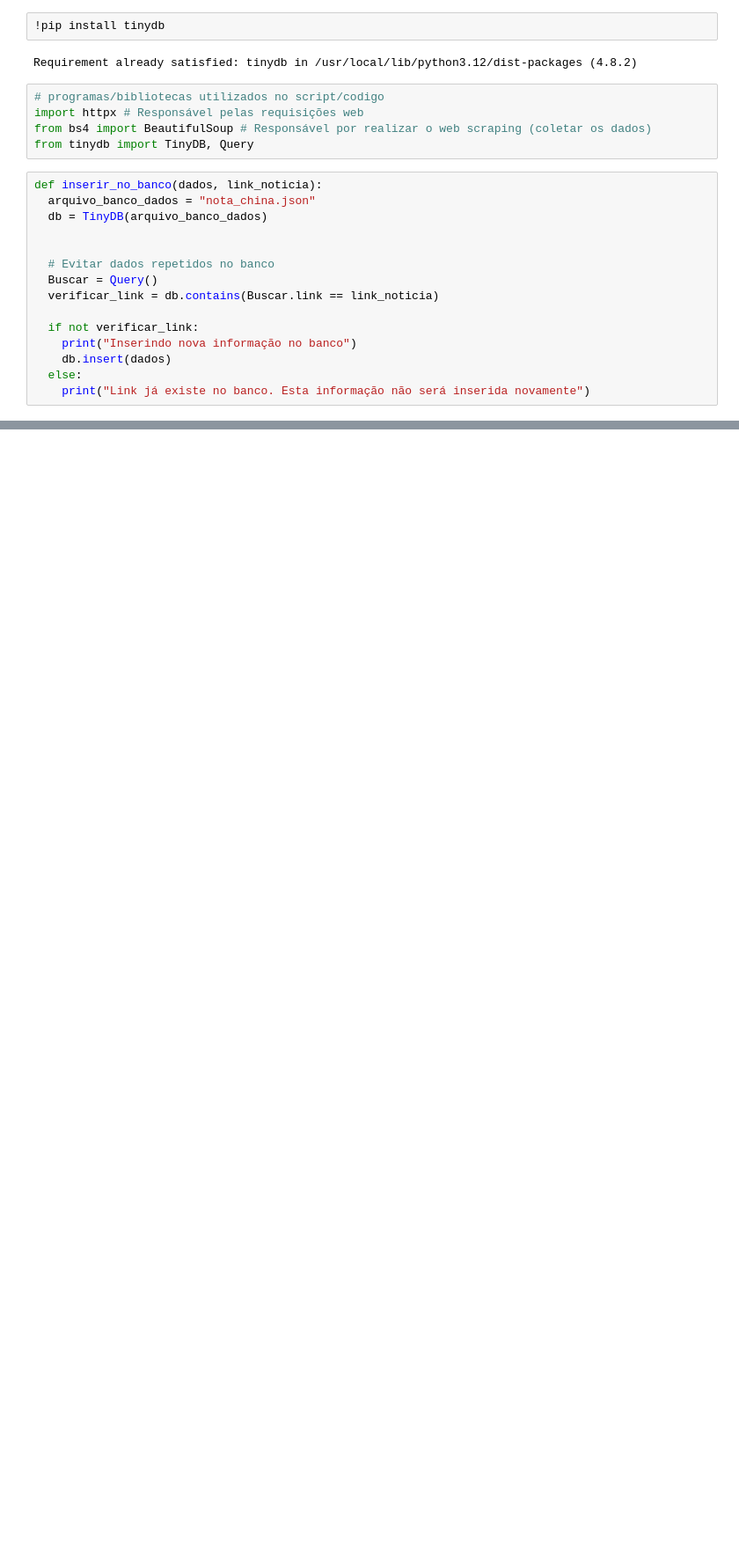
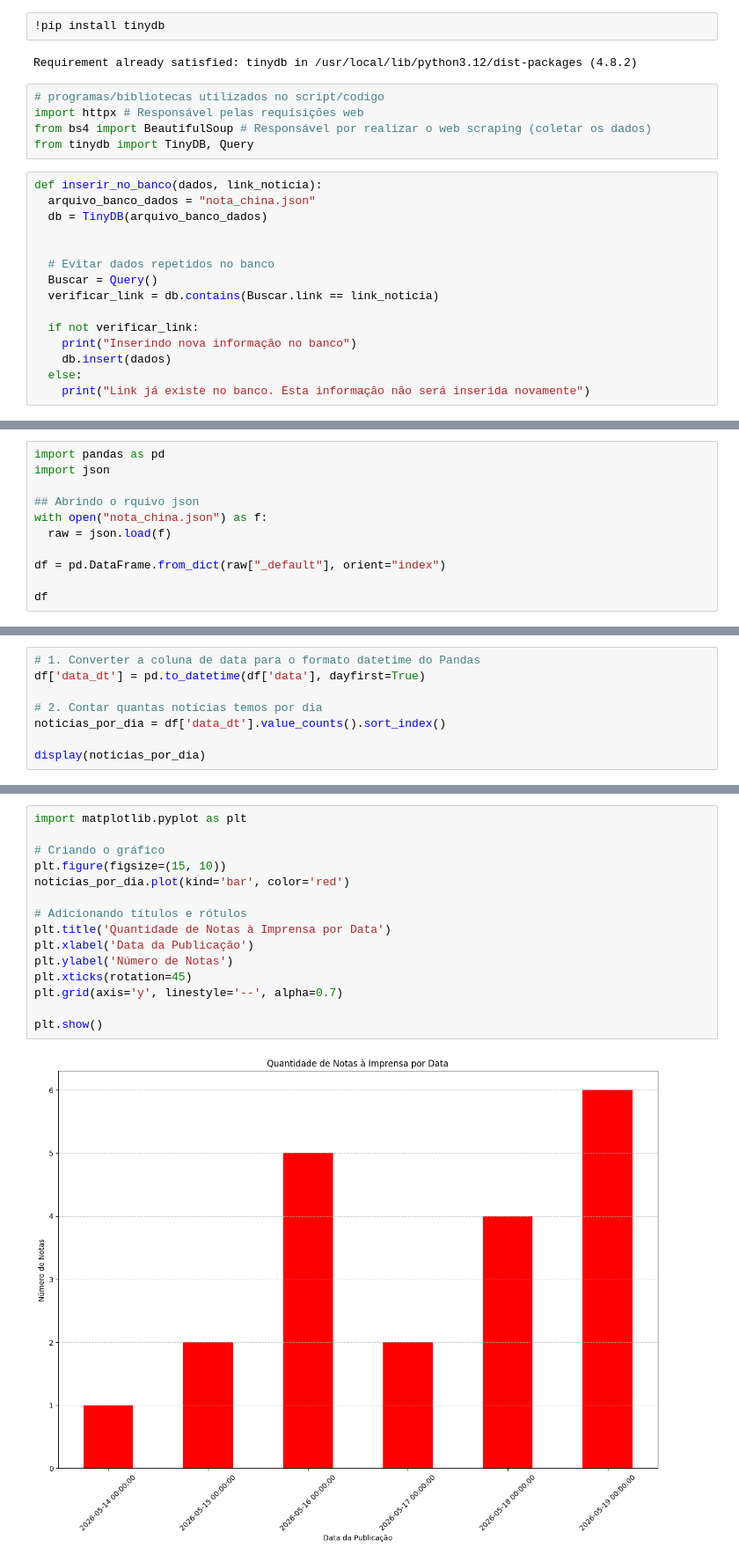
Before and after one commit to mariliazago0/fundamentos01, a Jupyter notebook: notebooks/encontro01.ipynb, the cells around one changed output, grey strips where cells are left out. Shown at 88% size. Drawn from its saved outputs; the diff is of its cells as text; blank space fills up the shorter version.

```diff
--- a/notebooks/encontro01.ipynb
+++ b/notebooks/encontro01.ipynb
@@ -115,0 +116,11 @@ Inserindo nova informação no banco
+# %%
+import pandas as pd
+import json
+
+## Abrindo o rquivo json
+with open("nota_china.json") as f:
+  raw = json.load(f)
+
+df = pd.DataFrame.from_dict(raw["_default"], orient="index")
+
+df
@@ -115,0 +232,8 @@ Inserindo nova informação no banco
+# %%
+# 1. Converter a coluna de data para o formato datetime do Pandas
+df['data_dt'] = pd.to_datetime(df['data'], dayfirst=True)
+
+# 2. Contar quantas notícias temos por dia
+noticias_por_dia = df['data_dt'].value_counts().sort_index()
+
+display(noticias_por_dia)
@@ -115,0 +250,17 @@ Inserindo nova informação no banco
+# %%
+import matplotlib.pyplot as plt
+
+# Criando o gráfico
+plt.figure(figsize=(15, 10))
+noticias_por_dia.plot(kind='bar', color='red')
+
+# Adicionando títulos e rótulos
+plt.title('Quantidade de Notas à Imprensa por Data')
+plt.xlabel('Data da Publicação')
+plt.ylabel('Número de Notas')
+plt.xticks(rotation=45)
+plt.grid(axis='y', linestyle='--', alpha=0.7)
+
+plt.show()
+# %% [output]
+[figure, added]
```
Also changed, not shown: parts of 18 cells of this notebook.
